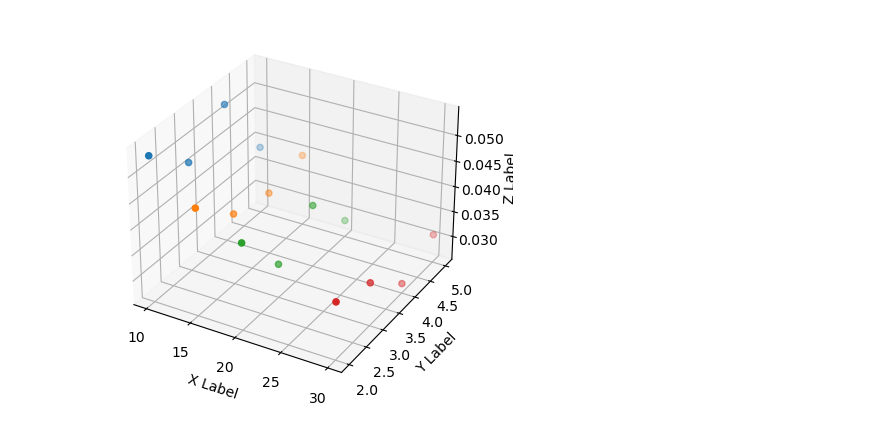
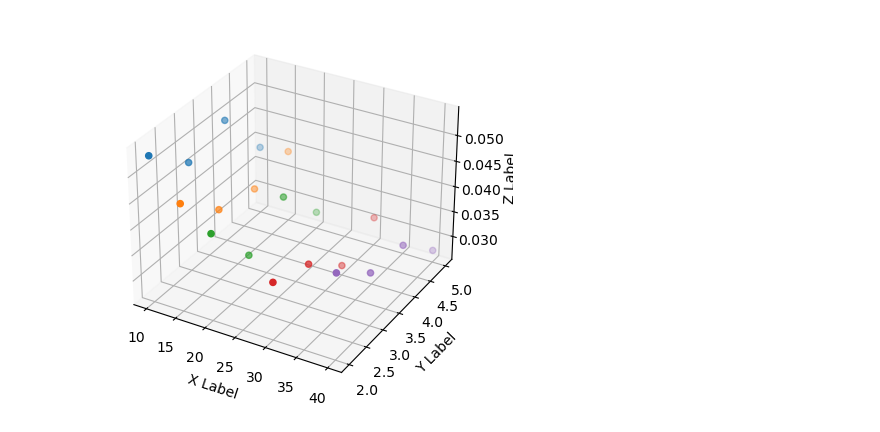
Before and after one commit to ashah01/Scaling-laws-framework, a Jupyter notebook: visualize.ipynb, the cells around one changed output. Cells and saved outputs as stored; diff of their text form; code cells hidden in the pictures.

```diff
--- a/visualize.ipynb
+++ b/visualize.ipynb
@@ -7,3 +7,6 @@ from operator import itemgetter
 data = None
 with open("analytics.txt", "r") as file:
     data = file.readlines()
+# %%
+for line in data:
+    print(re.findall(r"[-+]?\d*\.\d+|\d+", line))
@@ -100,19 +123,19 @@ run = np.asarray(run)
 # %%
 import matplotlib.pyplot as plt
 import numpy as np
 
 
 fig = plt.figure()
 ax = fig.add_subplot(projection='3d')
 
-run =  run.reshape(4, 4, 4)
+run =  run.reshape(5, 4, 4)
 for d in run:
     ax.scatter(d[:, 0], d[:, 1], d[:, 3])
 
 ax.set_xlabel('X Label')
 ax.set_ylabel('Y Label')
 ax.set_zlabel('Z Label')
 
 plt.show()
 # %% [output]
-[figure, old version]
+[figure, new version]
```
Also changed, not shown: parts of 8 cells of this notebook, 8 other files.
